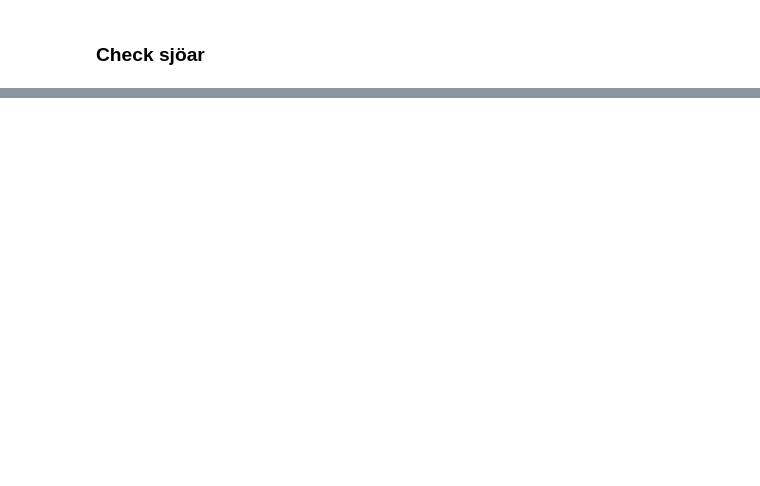
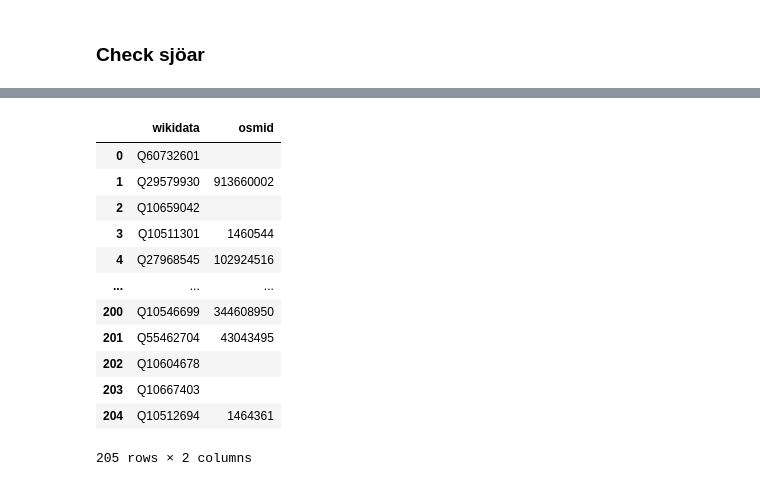
Before and after one commit to salgo60/Svenskabadplatser, a Jupyter notebook: Jupyter/OSM_Wikidata_Bathwater.ipynb, the cells around one changed output, grey strips where cells are left out. Saved outputs shown, nothing was run; the diff lists cells and outputs as text; code cells hidden in the pictures; blank space fills up the shorter version.

```diff
--- a/Jupyter/OSM_Wikidata_Bathwater.ipynb
+++ b/Jupyter/OSM_Wikidata_Bathwater.ipynb
@@ -262,0 +319,16 @@ vatten kopplade 979 ej OSM kopplade 215
+# %%
+OSMNature
+# %% [output]
+|  | wikidata | osmid |
+| 0 | Q60732601 |  |
+| 1 | Q29579930 | 913660002 |
+| 2 | Q10659042 |  |
+| 3 | Q10511301 | 1460544 |
+| 4 | Q27968545 | 102924516 |
+| ... | ... | ... |
+| 200 | Q10546699 | 344608950 |
+| 201 | Q55462704 | 43043495 |
+| 202 | Q10604678 |  |
+| 203 | Q10667403 |  |
+| 204 | Q10512694 | 1464361 |
+205 rows × 2 columns
```
Also changed, not shown: parts of 18 cells of this notebook, 2 other files.
